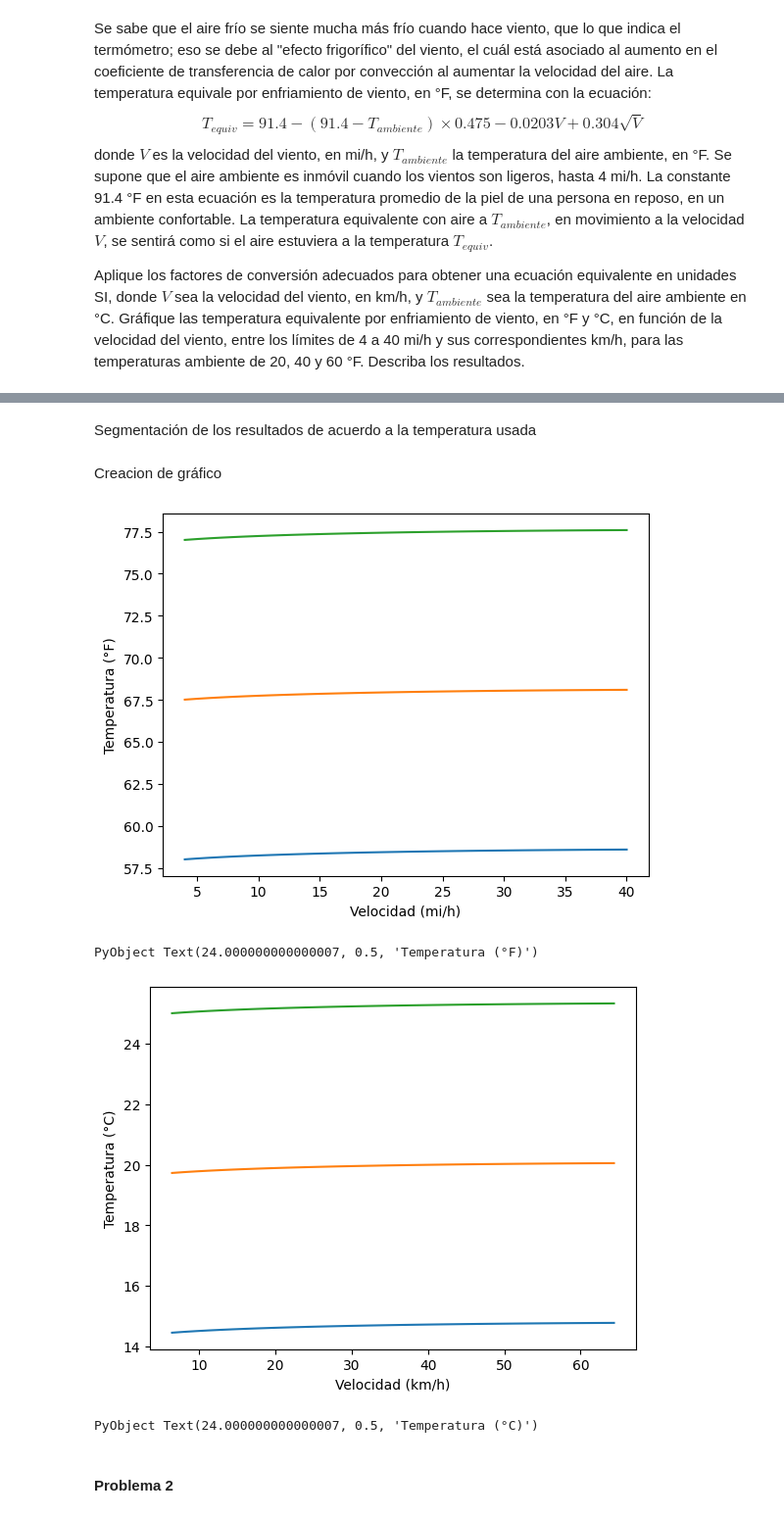
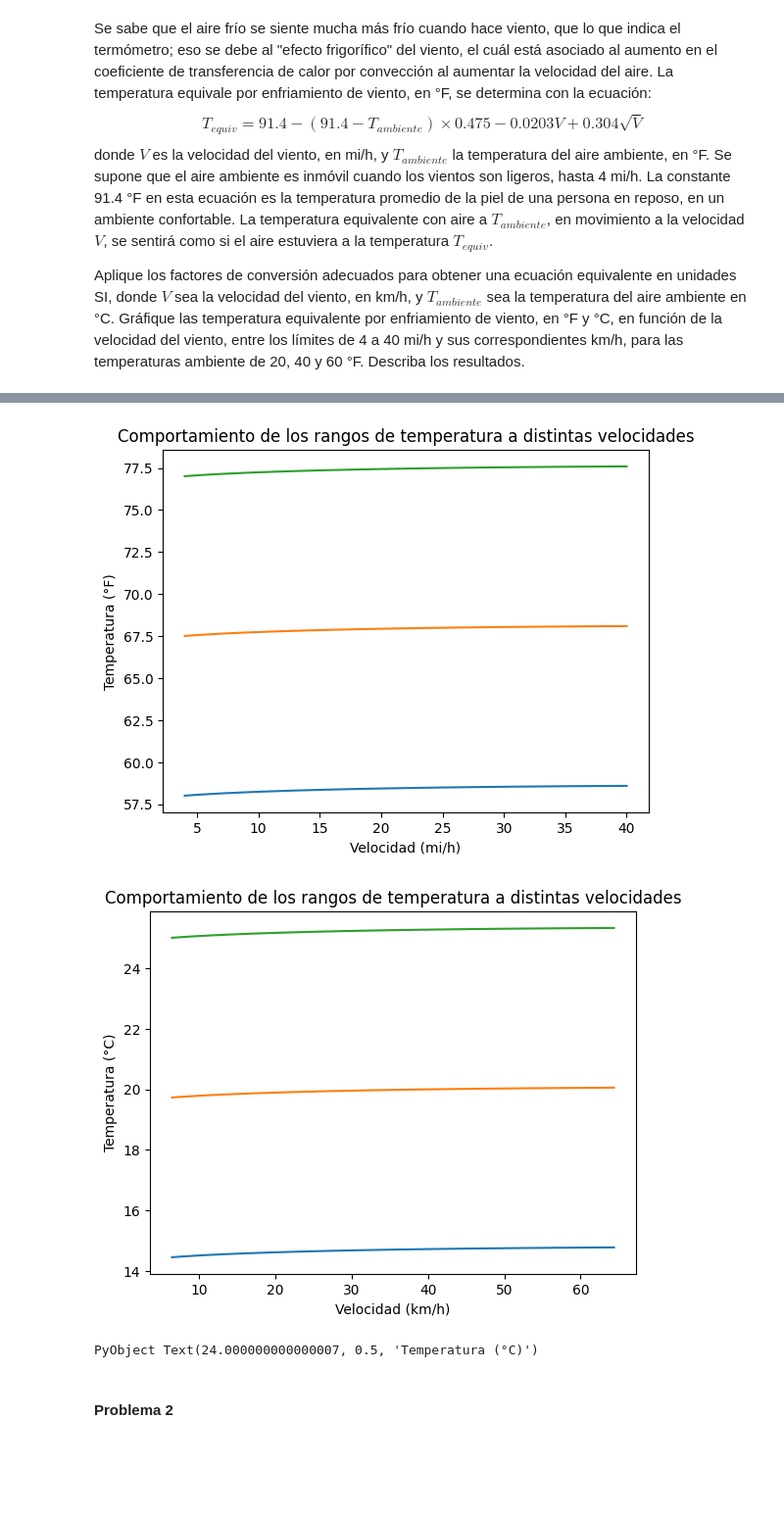
Before and after one commit to JuanMtzQ/B.-Simulaci-n-de-procesos, a Jupyter notebook: Parcial I/3_Problemario_I.ipynb, the cells around one changed output, grey strips where cells are left out. Shown: that part at 98% size. Cells and saved outputs as stored; diff of their text form; code cells hidden in the pictures; blank space fills up the shorter version.

```diff
--- a/Parcial I/3_Problemario_I.ipynb
+++ b/Parcial I/3_Problemario_I.ipynb
@@ -66,2 +12,0 @@ end
-# %% [markdown]
-Segmentación de los resultados de acuerdo a la temperatura usada
@@ -73,23 +13,60 @@ println("")
-# %% [markdown]
-Creacion de gráfico
-# %%
-plot(Velocidades, Temp_F_20)
-plot(Velocidades, Temp_F_40)
-plot(Velocidades, Temp_F_60)
-xlabel("Velocidad (mi/h)")
-ylabel("Temperatura (°F)")
-# %% [output]
-[figure, removed]
-PyObject Text(24.000000000000007, 0.5, 'Temperatura (°F)')
-# %%
-plot(mi_to_km(Velocidades), F_to_C.(Temp_F_20))
-plot(mi_to_km(Velocidades), F_to_C.(Temp_F_40))
-plot(mi_to_km(Velocidades), F_to_C.(Temp_F_60))
-xlabel("Velocidad (km/h)")
-ylabel("Temperatura (°C)")
-# %% [output]
-[figure, removed]
-PyObject Text(24.000000000000007, 0.5, 'Temperatura (°C)')
+# %%
+Temperaturas = [20, 40, 60] #°F
+Velocidades = collect(4:40) # mi/h
+
+# Conversion de temperatura y velocidades
+function F_to_C(F)
+    C = (F - 32)*5/9
+    return C
+end
+
+function mi_to_km(mi)
+    km = mi*1.609344
+    return km
+end
+
+# Ecuaciones de temperatura
+function Tequiv_F(Tambiente, Velocidad)
+    Tequiv_F = 91.4 - (91.4 - Tambiente) * 0.475 - 0.0203 * Velocidad + 0.304 * √Velocidad
+    return Tequiv_F
+end
+
+# Ciclo para obtener perfiles
+Temp_F = []
+for T in Temperaturas
+    for V in Velocidades
+        T_F = Tequiv_F(T, V)
+        append!(Temp_F, T_F)
+    end
+end
+
+# Segmentación de los resultados de acuerdo a la temperatura usada
+Temp_F_20 = Temp_F[1:37]
+Temp_F_40 = Temp_F[38:74]
+Temp_F_60 = Temp_F[75:end]
+
+# Gráfico
+# Unidades inglesas
+figure(1)
+plot(Velocidades, Temp_F_20)
+plot(Velocidades, Temp_F_40)
+plot(Velocidades, Temp_F_60)
+title("Comportamiento de los rangos de temperatura a distintas velocidades")
+xlabel("Velocidad (mi/h)")
+ylabel("Temperatura (°F)")
+
+# Unidades internacionales
+figure(2)
+plot(mi_to_km(Velocidades), F_to_C.(Temp_F_20))
+plot(mi_to_km(Velocidades), F_to_C.(Temp_F_40))
+plot(mi_to_km(Velocidades), F_to_C.(Temp_F_60))
+title("Comportamiento de los rangos de temperatura a distintas velocidades")
+xlabel("Velocidad (km/h)")
+ylabel("Temperatura (°C)")
+# %% [output]
+[figure, added]
+[figure, added]
+PyObject Text(24.000000000000007, 0.5, 'Temperatura (°C)')
 # %% [markdown]
 #### Problema 2
 # %% [markdown]
```
Also changed, not shown: parts of 34 cells of this notebook, 3 other files.
